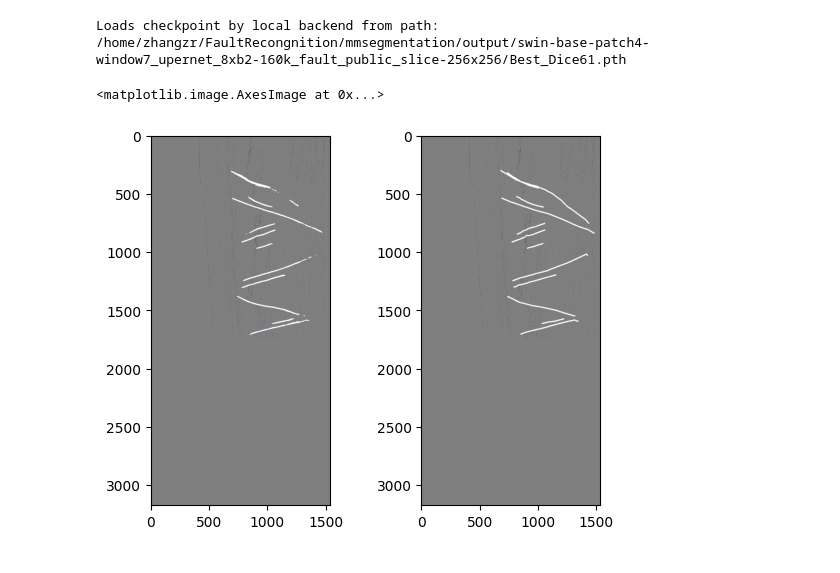
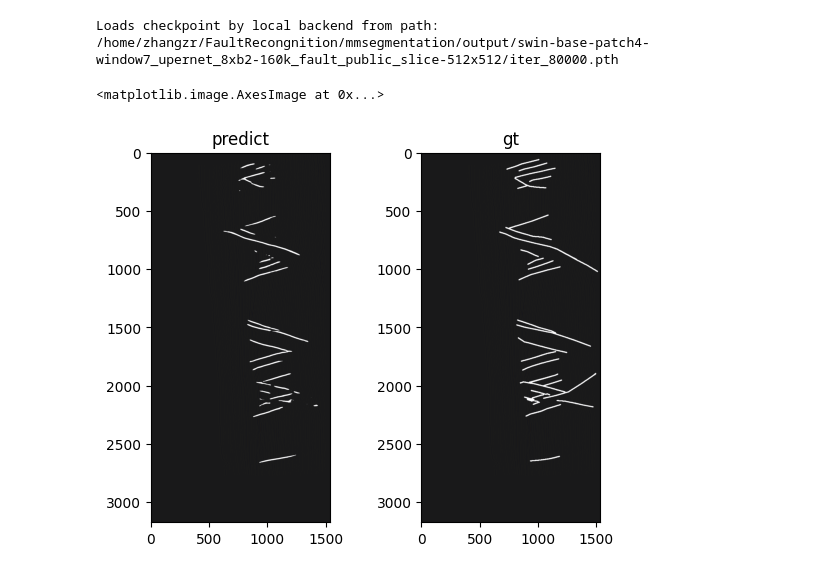
Before and after one commit to Kinlyran/Fault_Recong_zzr, a Jupyter notebook: mmsegmentation/projects/Fault_recong/inference_demo.ipynb, the cells around one changed output. Cells and saved outputs as stored; diff of their text form; code cells hidden in the pictures.

```diff
--- a/mmsegmentation/projects/Fault_recong/inference_demo.ipynb
+++ b/mmsegmentation/projects/Fault_recong/inference_demo.ipynb
@@ -7,22 +7,22 @@ from mmseg.apis import init_model, inference_model, show_result_pyplot
 import os
 import numpy as np
 # %%
-config_file = '/home/zhangzr/FaultRecongnition/mmsegmentation/output/swin-base-patch4-window7_upernet_8xb2-160k_fault_public_slice-256x256/swin-base-patch4-window7_upernet_8xb2-160k_fault_public_slice-256x256.py'
-checkpoint_file = '/home/zhangzr/FaultRecongnition/mmsegmentation/output/swin-base-patch4-window7_upernet_8xb2-160k_fault_public_slice-256x256/Best_Dice61.pth'
+config_file = '/home/zhangzr/FaultRecongnition/mmsegmentation/output/swin-base-patch4-window7_upernet_8xb2-160k_fault_public_slice-512x512/swin-base-patch4-window7_upernet_8xb2-160k_fault_public_slice-512x512.py'
+checkpoint_file = '/home/zhangzr/FaultRecongnition/mmsegmentation/output/swin-base-patch4-window7_upernet_8xb2-160k_fault_public_slice-512x512/iter_80000.pth'
 # %%
 # build the model from a config file and a checkpoint file
-# model = init_model(config_file, checkpoint_file, device='cuda:0')
-model = init_model(config_file, checkpoint_file, device='cpu')
+model = init_model(config_file, checkpoint_file, device='cuda:0')
+# model = init_model(config_file, checkpoint_file, device='cpu')
 # %% [output]
-Loads checkpoint by local backend from path: /home/zhangzr/FaultRecongnition/mmsegmentation/output/swin-base-patch4-window7_upernet_8xb2-160k_fault_public_slice-256x256/Best_Dice61.pth
+Loads checkpoint by local backend from path: /home/zhangzr/FaultRecongnition/mmsegmentation/output/swin-base-patch4-window7_upernet_8xb2-160k_fault_public_slice-512x512/iter_80000.pth
 # %%
 # test a single image
-root_dir = '/home/zhangzr/FaultRecongnition/Fault_data/public_data/2d_slices/train/image'
-idx = 70
+root_dir = '/home/zhangzr/FaultRecongnition/Fault_data/public_data/2d_slices/val/image'
+idx = 100
 img_lst = os.listdir(root_dir)
 img = np.load(os.path.join(root_dir, img_lst[idx]))
-# if not torch.cuda.is_available():
-model = revert_sync_batchnorm(model)
+if not torch.cuda.is_available():
+    model = revert_sync_batchnorm(model)
 result = inference_model(model, img)
 pred = result.pred_sem_seg.data.detach().cpu().squeeze(0).numpy()
 # print(pred)
@@ -30,13 +30,15 @@ ann = mmcv.imread(os.path.join(root_dir.replace('image', 'ann'),img_lst[idx].rep
 # %%
 # show the results
 # vis_result = show_result_pyplot(model, img, result)
 # plt.imshow(mmcv.bgr2rgb(vis_result))
 plt.subplot(1,2,1)
+plt.title('predict')
 plt.imshow(img, cmap='seismic')
-plt.imshow(pred, cmap='gray', alpha=0.5)
+plt.imshow(pred, cmap='gray', alpha=0.9)
 plt.subplot(1,2,2)
+plt.title('gt')
 plt.imshow(img, cmap='seismic')
-plt.imshow(ann, cmap='gray', alpha=0.5)
+plt.imshow(ann, cmap='gray', alpha=0.9)
 # %% [output]
 <matplotlib.image.AxesImage at 0x...>
-[figure, old version]
+[figure, new version]
```
Also changed, not shown: 3 other files.
